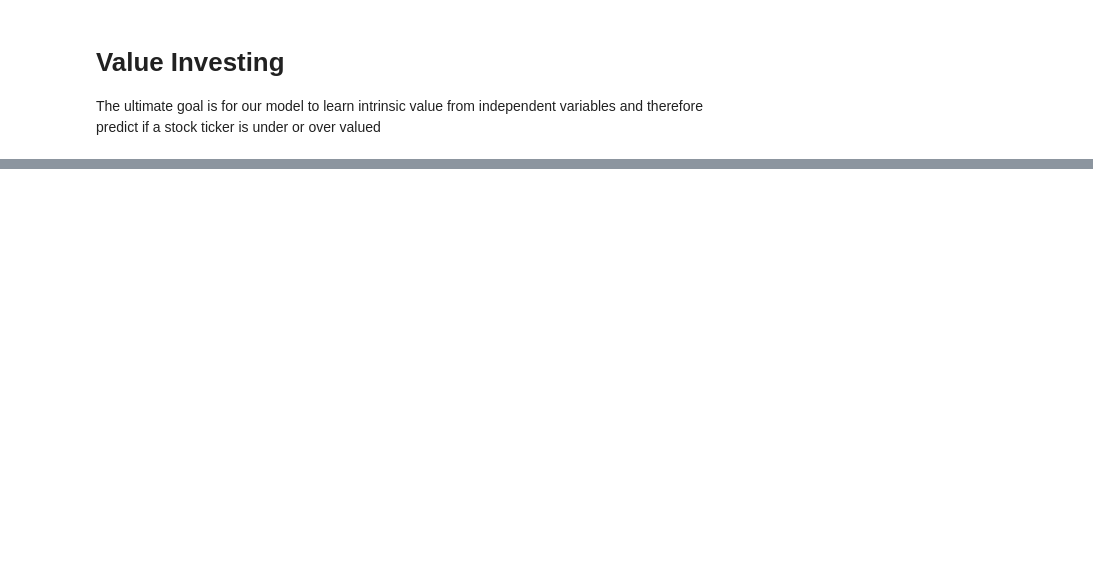
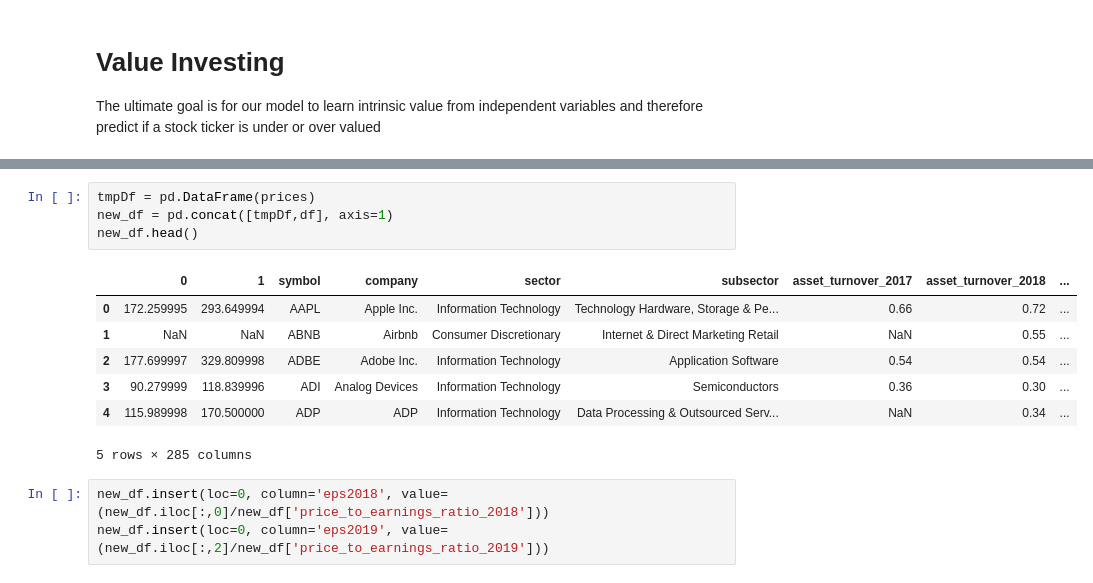
Before and after one commit to hodge-py/PyAdvisor, a Jupyter notebook: MLStockModels.ipynb, the cells around one changed output, grey strips where cells are left out. Drawn from its saved outputs; the diff is of its cells as text; blank space fills up the shorter version.

```diff
--- a/MLStockModels.ipynb
+++ b/MLStockModels.ipynb
@@ -165,0 +61,15 @@ print(pred2)
+# %%
+tmpDf = pd.DataFrame(prices)
+new_df = pd.concat([tmpDf,df], axis=1)
+new_df.head()
+# %% [output]
+|  | 0 | 1 | symbol | company | sector | subsector | asset_turnover_2017 | asset_turnover_2018 | ... |
+| 0 | 172.259995 | 293.649994 | AAPL | Apple Inc. | Information Technology | Technology Hardware, Storage & Pe... | 0.66 | 0.72 | ... |
+| 1 | NaN | NaN | ABNB | Airbnb | Consumer Discretionary | Internet & Direct Marketing Retail | NaN | 0.55 | ... |
+| 2 | 177.699997 | 329.809998 | ADBE | Adobe Inc. | Information Technology | Application Software | 0.54 | 0.54 | ... |
+| 3 | 90.279999 | 118.839996 | ADI | Analog Devices | Information Technology | Semiconductors | 0.36 | 0.30 | ... |
+| 4 | 115.989998 | 170.500000 | ADP | ADP | Information Technology | Data Processing & Outsourced Serv... | NaN | 0.34 | ... |
+5 rows × 285 columns
+# %%
+new_df.insert(loc=0, column='eps2018', value=(new_df.iloc[:,0]/new_df['price_to_earnings_ratio_2018']))
+new_df.insert(loc=0, column='eps2019', value=(new_df.iloc[:,2]/new_df['price_to_earnings_ratio_2019']))
```
Also changed, not shown: parts of 17 cells of this notebook, 1 other file.
